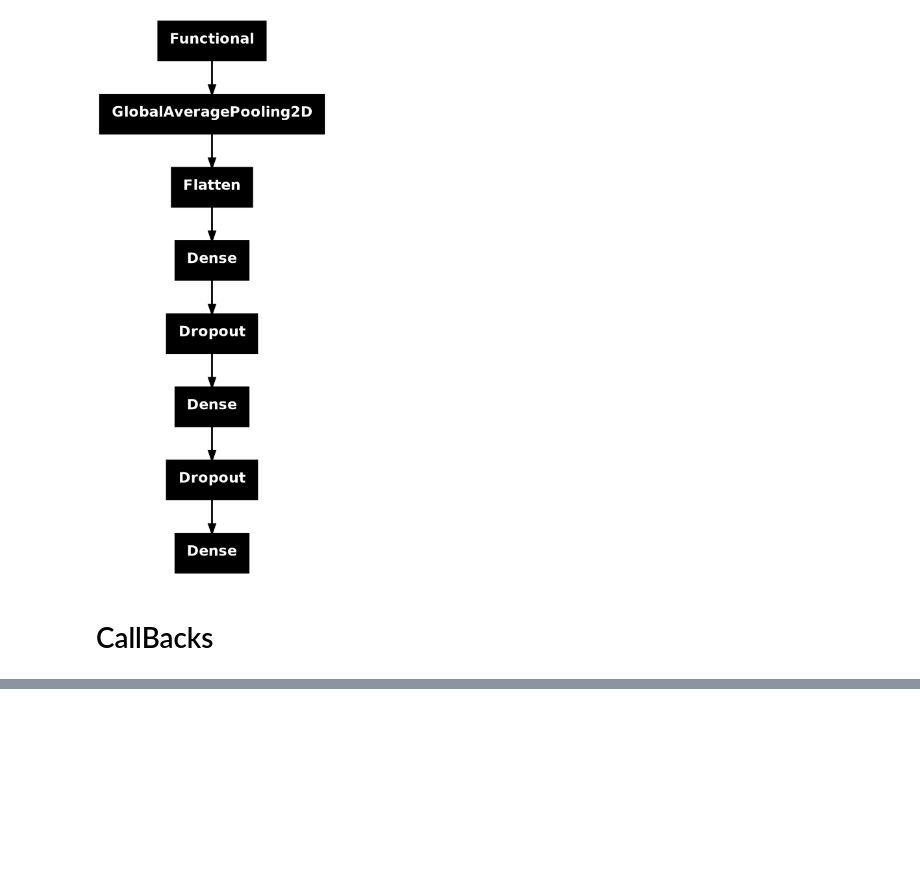
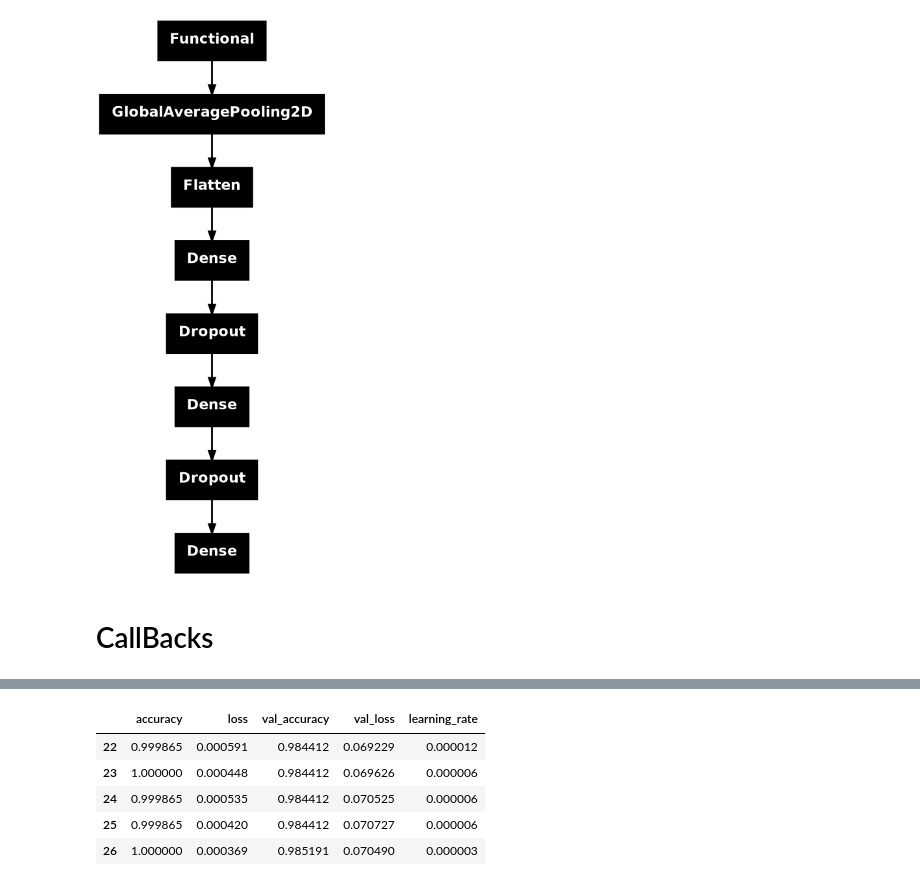
Before and after one commit to NimaPourmoradi/Brain_Tumor, a Jupyter notebook: Brain_Tumor_keras3.ipynb, the cells around one changed output, grey strips where cells are left out. Saved outputs shown, nothing was run; the diff lists cells and outputs as text; code cells hidden in the pictures; blank space fills up the shorter version.

```diff
--- a/Brain_Tumor_keras3.ipynb
+++ b/Brain_Tumor_keras3.ipynb
@@ -426,0 +451,11 @@ history = model.fit(
+# %%
+# Convert resutl of training to a DataFrame
+result_df = pd.DataFrame(history.history)
+result_df.tail()
+# %% [output]
+|  | accuracy | loss | val_accuracy | val_loss | learning_rate |
+| 22 | 0.999865 | 0.000591 | 0.984412 | 0.069229 | 0.000012 |
+| 23 | 1.000000 | 0.000448 | 0.984412 | 0.069626 | 0.000006 |
+| 24 | 0.999865 | 0.000535 | 0.984412 | 0.070525 | 0.000006 |
+| 25 | 0.999865 | 0.000420 | 0.984412 | 0.070727 | 0.000006 |
+| 26 | 1.000000 | 0.000369 | 0.985191 | 0.070490 | 0.000003 |
```
Also changed, not shown: parts of 28 cells of this notebook.
